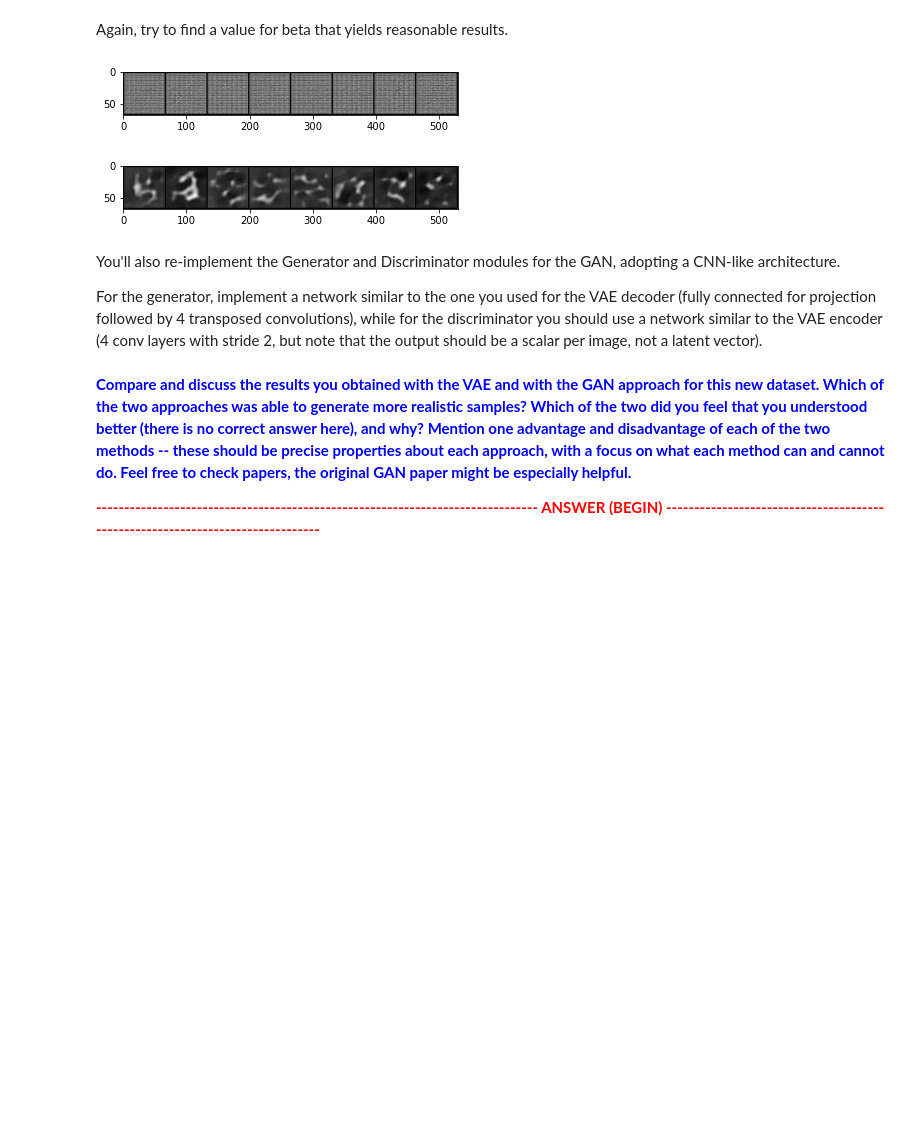
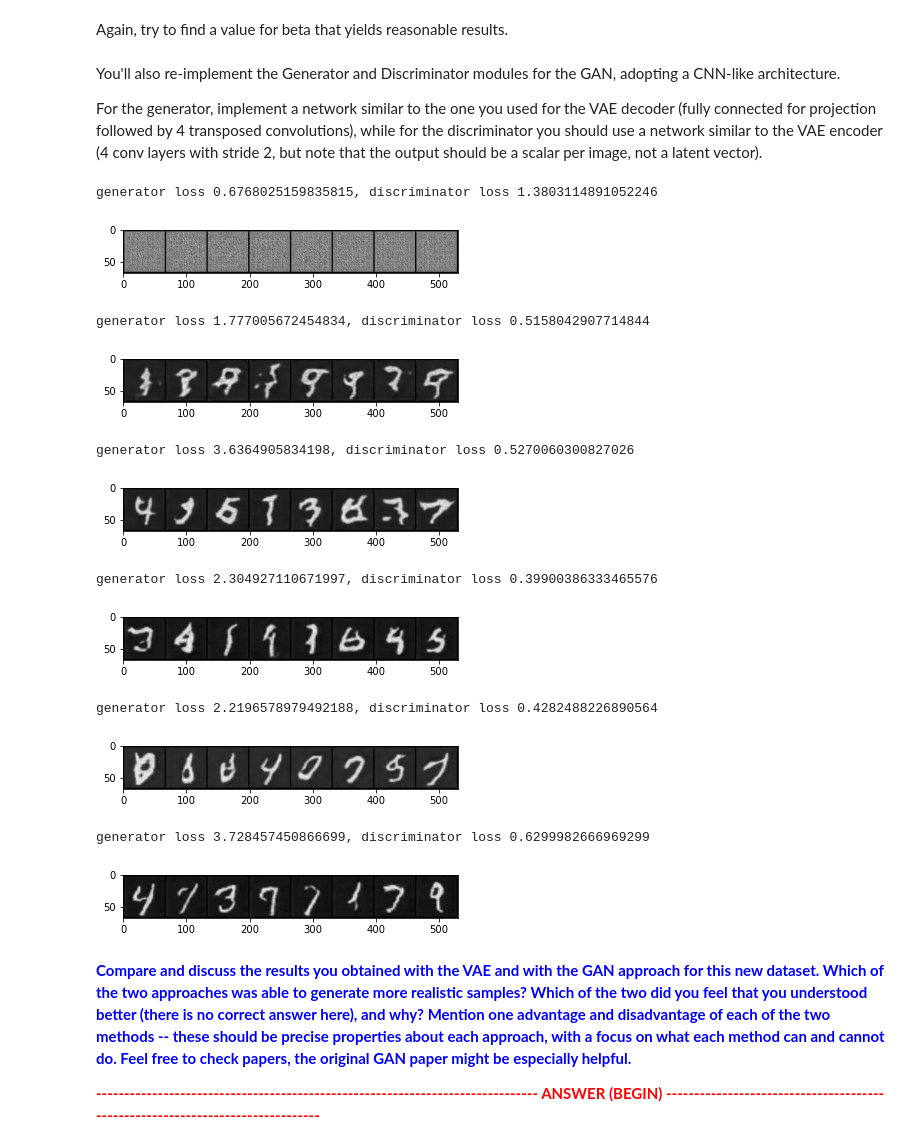
Before and after one commit to RuolinZheng08/ttic-31230-deep-learning, a Jupyter notebook: PS4.ipynb, the cells around one changed output. Drawn from its saved outputs; the diff is of its cells as text; code cells hidden in the pictures; blank space fills up the shorter version.

```diff
--- a/PS4.ipynb
+++ b/PS4.ipynb
@@ -401,7 +400,7 @@ class ConvVAE(nn.Module):
         super(ConvVAE, self).__init__()
         self.latent_dim = latent_dim
 
-        n_channels = 8
+        n_channels = 16
         self.n_channels = n_channels
 
         self.encoder = nn.Sequential(
@@ -428,7 +427,7 @@ class ConvVAE(nn.Module):
             nn.ReLU(),
             nn.ConvTranspose2d(n_channels * 2, n_channels, 4, 2, 1),
             nn.ReLU(),
-            nn.ConvTranspose2d(n_channels, n_in_channels, 4, 2, 1)
+            nn.ConvTranspose2d(n_channels, n_in_channels, 4, 2, 1),
         )
 
     def encode(self, input):
@@ -441,7 +440,7 @@ class ConvVAE(nn.Module):
     def sample(self, mu, logvar):
         # implementation goes here
         epsilon = torch.normal(0., 1., size=(1,)).cuda()
-        std = torch.exp(logvar)
+        std = logvar.mul(0.5).exp()
         z = epsilon * std + mu
         return z
 
@@ -495,14 +496,12 @@ for epoch in range(100):
         l.backward()
         opt.step()
         if i == 0:
+            print('recons_loss {}, kld_loss {}'.format(rl.item(), kl.item()))
             vae.eval()
             data = vae.generate(8)
             grid_img = torchvision.utils.make_grid(data, nrow=8, normalize=True)
             show(grid_img)
             vae.train()
-# %% [output]
-[figure, removed]
-[figure, removed]
 # %% [markdown]
 You'll also re-implement the Generator and Discriminator modules for the GAN, adopting a CNN-like architecture.
 
@@ -559,8 +558,8 @@ class ConvDiscriminator(nn.Module):
             nn.ReLU(),
             nn.Conv2d(n_channels * 4, n_channels * 8, 4, 2, 1),
             nn.Flatten(),
-            nn.Linear(self.flat_dim, 1), # scalar output
-            nn.Sigmoid()
+            nn.Linear(self.flat_dim, 1) # scalar output
+            # no need for sigmoid as we are using BCEWithLogitsLoss
         )
 
     def forward(self, input):
@@ -581,35 +580,47 @@ for epoch in range(100):
             x = x[0]
         x = x.cuda()
 
         real = x
         fake = generator(n=BATCH_SIZE).cuda()
         labels_real = torch.ones((BATCH_SIZE,), dtype=torch.float).cuda()
         labels_fake = torch.zeros((BATCH_SIZE,), dtype=torch.float).cuda()
 
         # Train G
-        generator.zero_grad()
         # tell discriminator these are real data
         preds_fake = discriminator(fake).squeeze().cuda()
         gloss = criterion(preds_fake, labels_real)
         gopt.zero_grad()
         gloss.backward()
         gopt.step()
 
         # Train D
-        discriminator.zero_grad()
         # real
         preds_real = discriminator(real).squeeze().cuda()
         dloss = criterion(preds_real, labels_real)
         # fake, detach so grad doesn't go into generator
         preds_fake = discriminator(fake.detach()).squeeze().cuda()
         dloss += criterion(preds_fake, labels_fake)
         dopt.zero_grad()
         dloss.backward()
         dopt.step()
 
         if i == 0:
+            print('generator loss {}, discriminator loss {}'.format(gloss.item(), dloss.item()))
             grid_img = torchvision.utils.make_grid(fake[:8], nrow=8, normalize=True)
             show(grid_img)
+# %% [output]
+generator loss 0.6768025159835815, discriminator loss 1.3803114891052246
+[figure, added]
+generator loss 1.777005672454834, discriminator loss 0.5158042907714844
+[figure, added]
+generator loss 3.6364905834198, discriminator loss 0.5270060300827026
+[figure, added]
+generator loss 2.304927110671997, discriminator loss 0.39900386333465576
+[figure, added]
+generator loss 2.2196578979492188, discriminator loss 0.4282488226890564
+[figure, added]
+generator loss 3.728457450866699, discriminator loss 0.6299982666969299
+[figure, added]
 # %% [markdown]
 **<span style="color:blue">
     Compare and discuss the results you obtained with the VAE and with the GAN approach for this new dataset. Which of the two approaches was able to generate more realistic samples? Which of the two did you feel that you understood better (there is no correct answer here), and why? Mention one advantage and disadvantage of each of the two methods -- these should be precise properties about each approach, with a focus on what each method can and cannot do. Feel free to check papers, the original GAN paper might be especially helpful.
```
Also changed, not shown: parts of 5 cells of this notebook.
